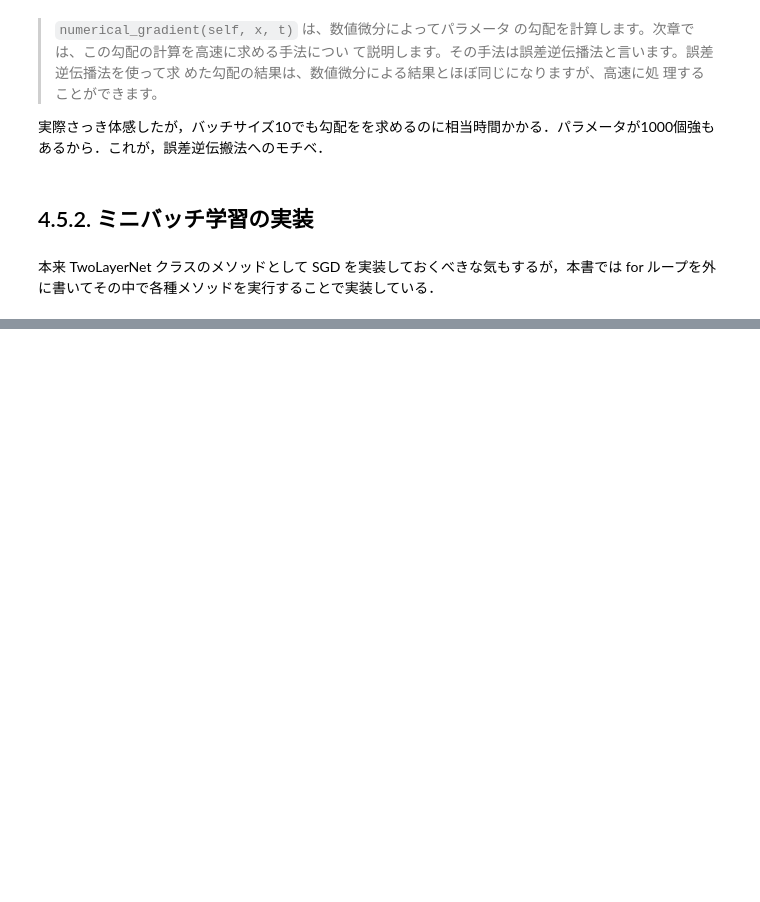
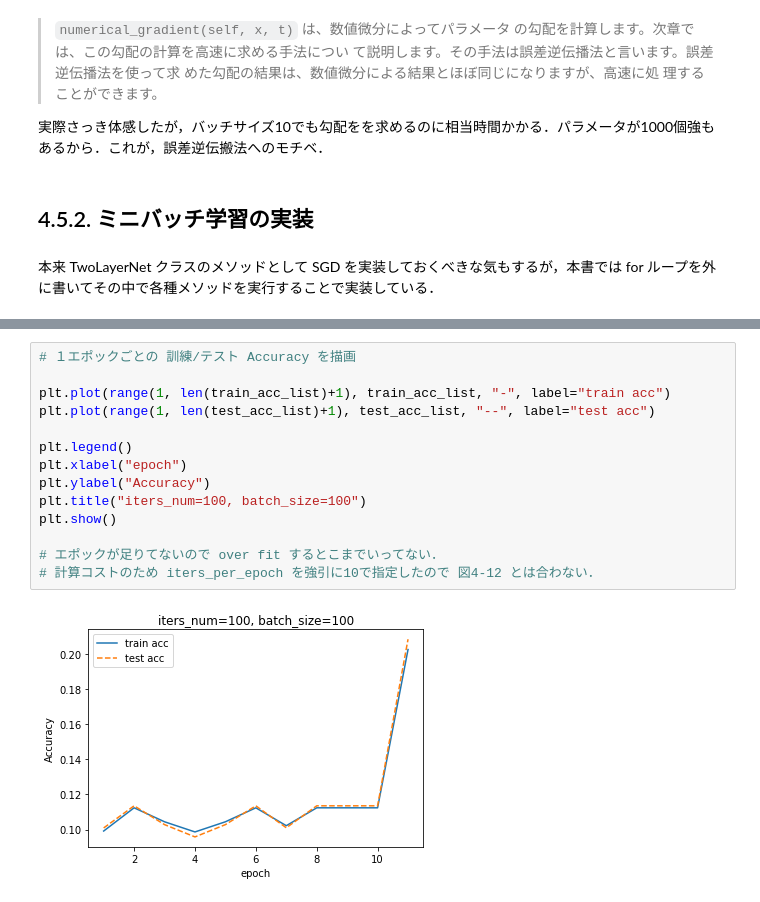
Before and after one commit to Rui-Ue/Deep-Learning-from-scratch, a Jupyter notebook: chapter_4/note_and_source.ipynb, the cells around one changed output, grey strips where cells are left out. Cells and saved outputs as stored; diff of their text form; blank space fills up the shorter version.

```diff
--- a/chapter_4/note_and_source.ipynb
+++ b/chapter_4/note_and_source.ipynb
@@ -1059,0 +1231,16 @@ plt.show()
+# %%
+# １エポックごとの 訓練/テスト Accuracy を描画
+
+plt.plot(range(1, len(train_acc_list)+1), train_acc_list, "-", label="train acc")
+plt.plot(range(1, len(test_acc_list)+1), test_acc_list, "--", label="test acc")
+
+plt.legend()
+plt.xlabel("epoch")
+plt.ylabel("Accuracy")
+plt.title("iters_num=100, batch_size=100")
+plt.show()
+
+# エポックが足りてないので over fit するとこまでいってない．
+# 計算コストのため iters_per_epoch を強引に10で指定したので 図4-12 とは合わない．
+# %% [output]
+[figure, added]
```
Also changed, not shown: parts of 15 cells of this notebook, 2 other files.
